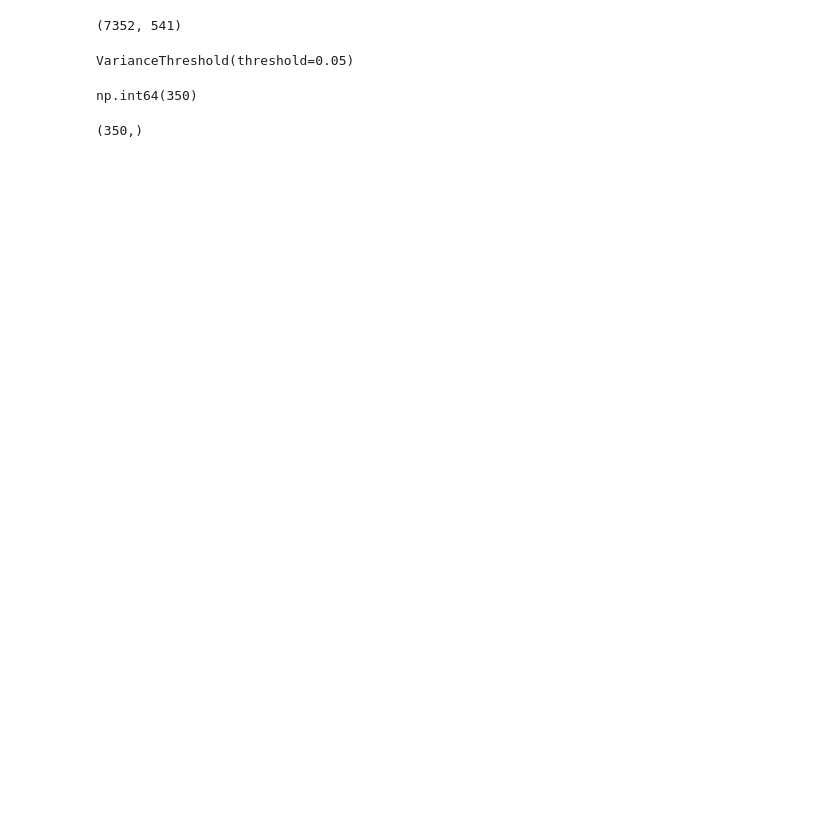
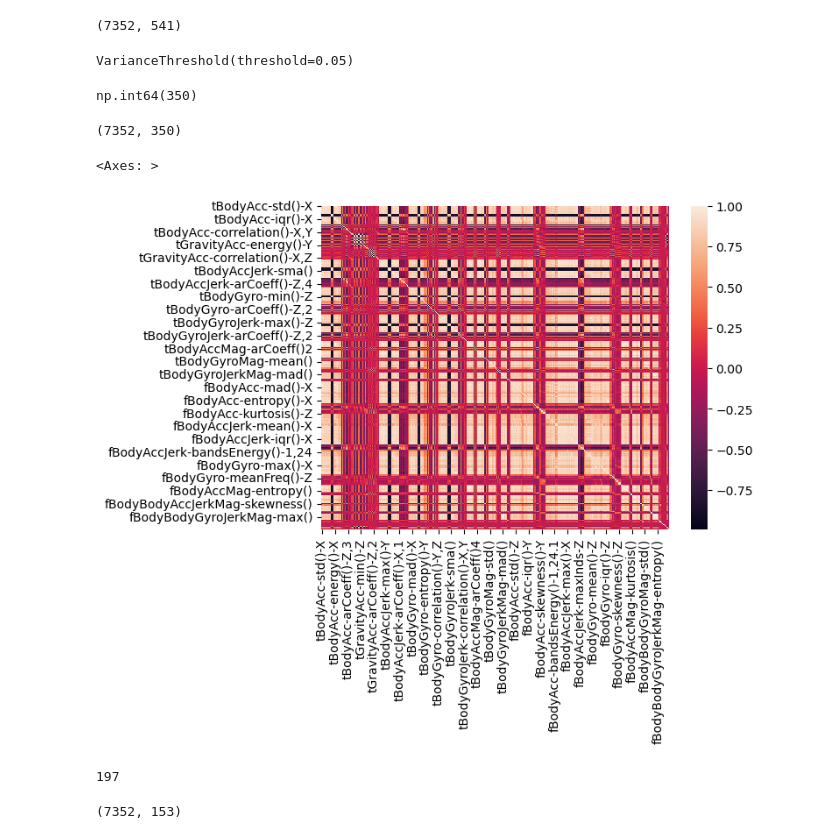
Before and after one commit to abdulsak2004-cmd/Machine-Learning, a Jupyter notebook: Feature_Selection_Filter_based_techniques.ipynb, the cells around one changed output. Cells and saved outputs as stored; diff of their text form; code cells hidden in the pictures; blank space fills up the shorter version.

```diff
--- a/Feature_Selection_Filter_based_techniques.ipynb
+++ b/Feature_Selection_Filter_based_techniques.ipynb
@@ -113,9 +113,9 @@ columns=X_train.columns[sel.get_support()]
 # %%
 df_tech_12=X_train[columns]
 # %%
-df_tech_12.columns.shape
+df_tech_12.shape
 # %% [output]
-(350,)
+(7352, 350)
 # %%
 X_train=df_tech_12
 # %%
@@ -122,0 +127,17 @@ X_train=df_tech_12
+# %%
+sns.heatmap(X_train.corr())
+# %% [output]
+<Axes: >
+[figure, added]
+# %%
+corr_matrix=X_train.corr()
+columns = corr_matrix.columns
+drop_columns=[]
+X_train.shape[1]
+for i in range(X_train.shape[1]):
+    for j in range(i+1,X_train.shape[1]):
+        if corr_matrix.loc[columns[i], columns[j]] > 0.95:
+            drop_columns.append(columns[j])
+len(set(drop_columns))
+# %% [output]
+197
@@ -122,0 +148,4 @@ X_train=df_tech_12
+# %%
+df_tech_123.shape
+# %% [output]
+(7352, 153)
```
Also changed, not shown: parts of 13 cells of this notebook.
